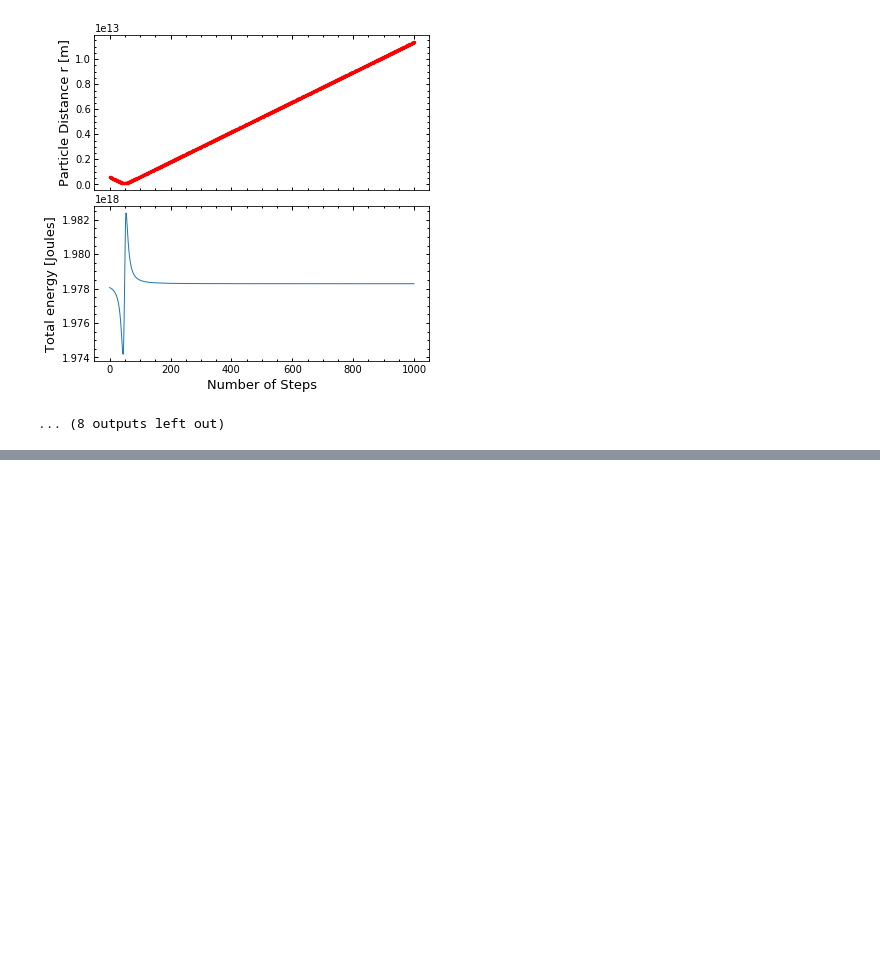
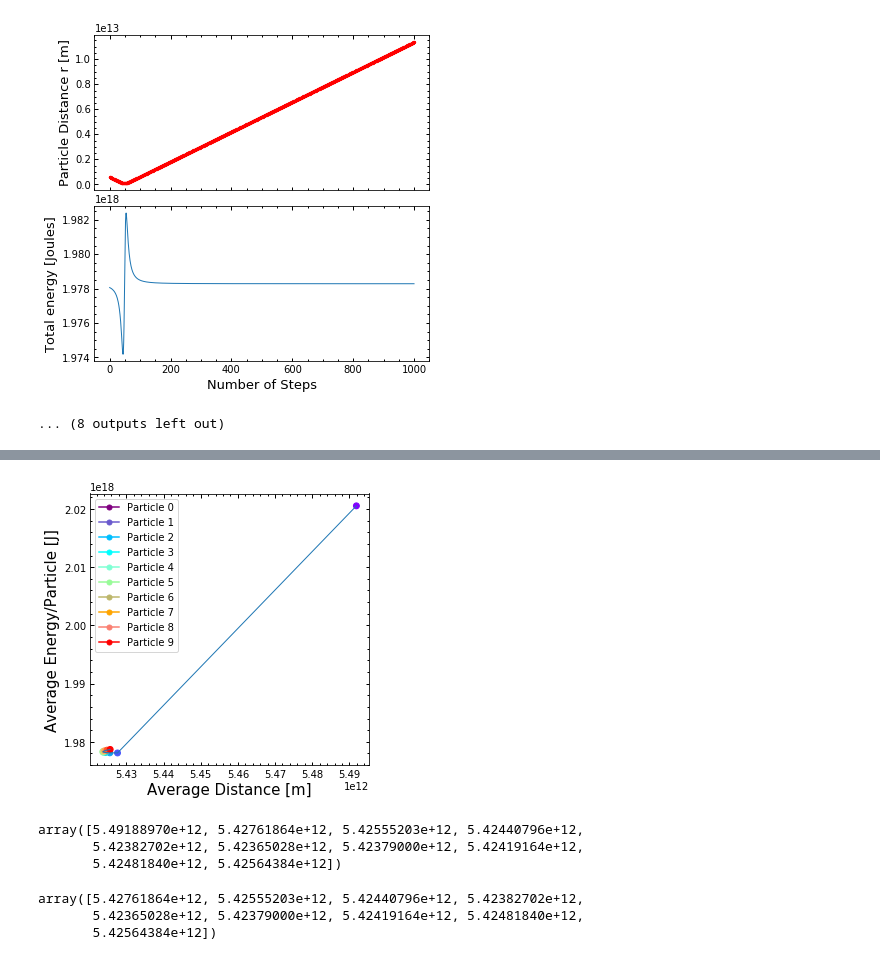
Before and after one commit to ETV337/REU_NU_2020_Project, a Jupyter notebook: DF_sim_v3.ipynb, the cells around one changed output, grey strips where cells are left out. Drawn from its saved outputs; the diff is of its cells as text; code cells hidden in the pictures; blank space fills up the shorter version.

```diff
--- a/DF_sim_v3.ipynb
+++ b/DF_sim_v3.ipynb
@@ -496,0 +610,6 @@ for i in range(P):
+# %%
+avg_dist=np.zeros(P)
+for i in range(P):
+    ad=np.average(r[i])
+    avg_dist[i]=ad
+avg_dist
@@ -496,0 +697,27 @@ for i in range(P):
+# %%
+fig, ax = plt.subplots(figsize=[5,5])
+
+ax.scatter(avg_dist,avgE,color=colors,s=35)
+ax.plot(avg_dist,avgE,lw=1)
+ax.legend(handles=legend_elements,prop={'size': 10})
+ax.set_xlabel('Average Distance [m]',fontsize=15)
+ax.set_ylabel('Average Energy/Particle [J]',fontsize=15)
+ax.tick_params(which='both', direction='in',width=1)
+ax.yaxis.set_minor_locator(AutoMinorLocator())
+ax.xaxis.set_minor_locator(AutoMinorLocator())
+ax.yaxis.set_ticks_position('both')
+ax.xaxis.set_ticks_position('both')
+# %% [output]
+[figure, added]
+# %%
+avg_dist
+# %% [output]
+array([5.49188970e+12, 5.42761864e+12, 5.42555203e+12, 5.42440796e+12,
+       5.42382702e+12, 5.42365028e+12, 5.42379000e+12, 5.42419164e+12,
+       5.42481840e+12, 5.42564384e+12])
+# %%
+avg_dist[1:]
+# %% [output]
+array([5.42761864e+12, 5.42555203e+12, 5.42440796e+12, 5.42382702e+12,
+       5.42365028e+12, 5.42379000e+12, 5.42419164e+12, 5.42481840e+12,
+       5.42564384e+12])
```
Also changed, not shown: parts of 34 cells of this notebook, 3 other files.
